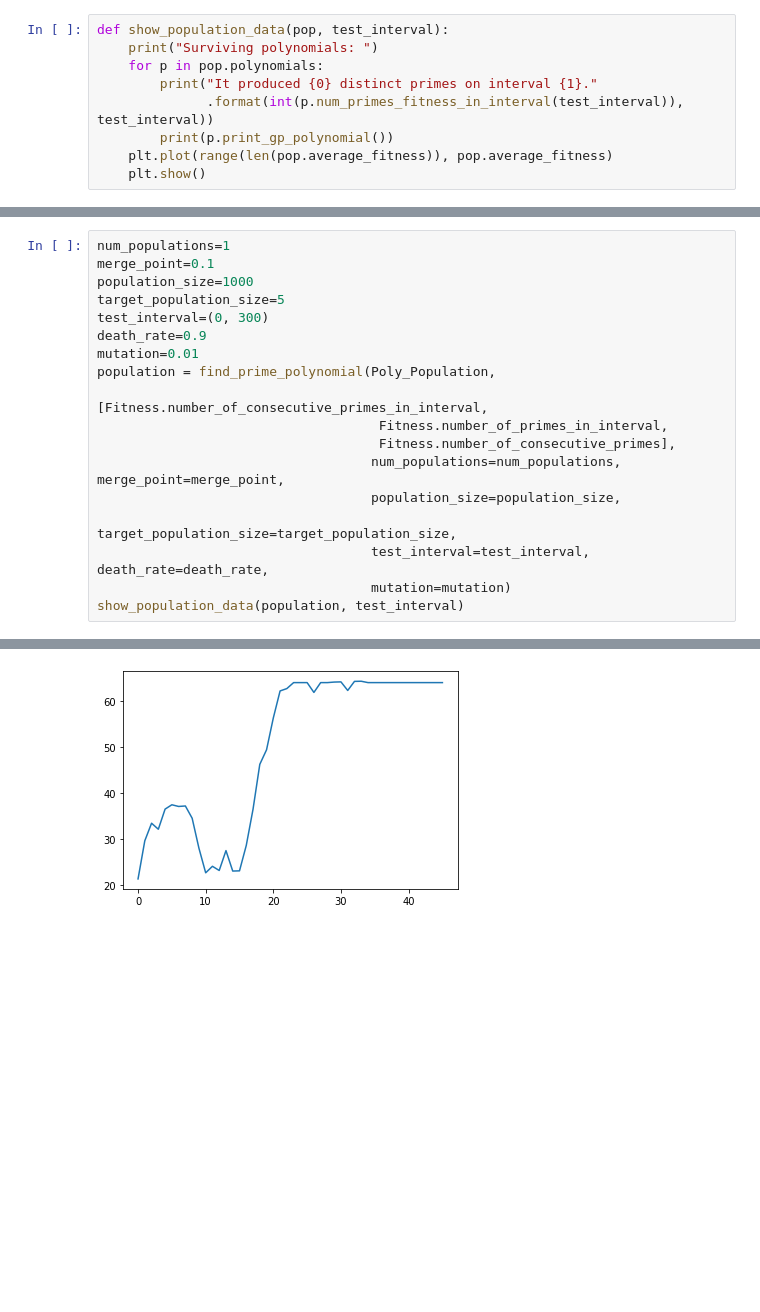
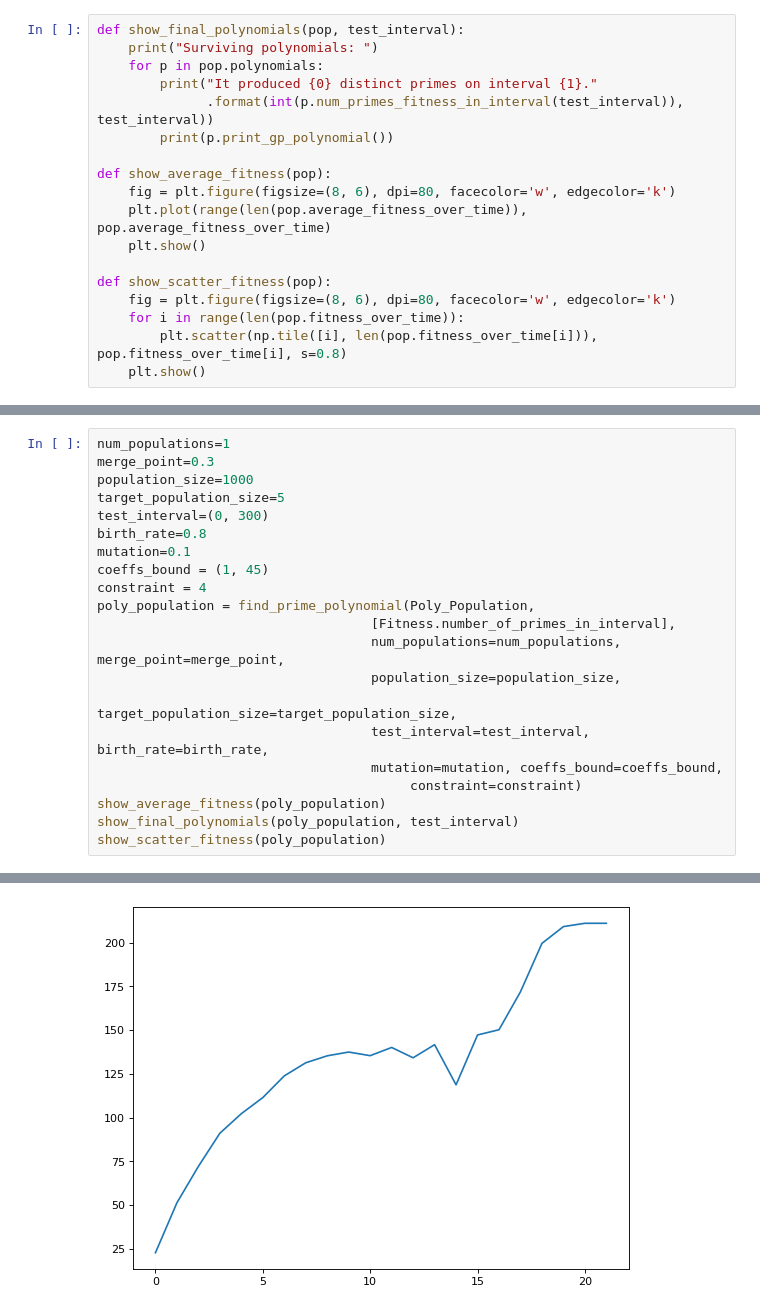
Before and after one commit to FreddoIsHere/GPandGA, a Jupyter notebook: Experiments.ipynb, the cells around one changed output, grey strips where cells are left out. Saved outputs shown, nothing was run; the diff lists cells and outputs as text; blank space fills up the shorter version.

```diff
--- a/Experiments.ipynb
+++ b/Experiments.ipynb
@@ -6,9 +14,18 @@ import matplotlib.pyplot as plt
 # %%
-def show_population_data(pop, test_interval):
+def show_final_polynomials(pop, test_interval):
     print("Surviving polynomials: ")
     for p in pop.polynomials:
         print("It produced {0} distinct primes on interval {1}."
               .format(int(p.num_primes_fitness_in_interval(test_interval)), test_interval))
         print(p.print_gp_polynomial())
-    plt.plot(range(len(pop.average_fitness)), pop.average_fitness)
+
+def show_average_fitness(pop):
+    fig = plt.figure(figsize=(8, 6), dpi=80, facecolor='w', edgecolor='k')
+    plt.plot(range(len(pop.average_fitness_over_time)), pop.average_fitness_over_time)
     plt.show()
+
+def show_scatter_fitness(pop):
+    fig = plt.figure(figsize=(8, 6), dpi=80, facecolor='w', edgecolor='k')
+    for i in range(len(pop.fitness_over_time)):
+        plt.scatter(np.tile([i], len(pop.fitness_over_time[i])), pop.fitness_over_time[i], s=0.8)
+    plt.show()
@@ -15,20 +58,23 @@ def show_population_data(pop, test_interval):
 # %%
 num_populations=1
-merge_point=0.1
+merge_point=0.3
 population_size=1000
 target_population_size=5
 test_interval=(0, 300)
-death_rate=0.9
-mutation=0.01
-population = find_prime_polynomial(Poly_Population,
-                                   [Fitness.number_of_consecutive_primes_in_interval,
-                                    Fitness.number_of_primes_in_interval,
-                                    Fitness.number_of_consecutive_primes],
+birth_rate=0.8
+mutation=0.1
+coeffs_bound = (1, 45)
+constraint = 4
+poly_population = find_prime_polynomial(Poly_Population,
+                                   [Fitness.number_of_primes_in_interval],
                                    num_populations=num_populations, merge_point=merge_point,
                                    population_size=population_size,
                                    target_population_size=target_population_size,
-                                   test_interval=test_interval, death_rate=death_rate,
-                                   mutation=mutation)
-show_population_data(population, test_interval)
+                                   test_interval=test_interval, birth_rate=birth_rate,
+                                   mutation=mutation, coeffs_bound=coeffs_bound,
+                                        constraint=constraint)
+show_average_fitness(poly_population)
+show_final_polynomials(poly_population, test_interval)
+show_scatter_fitness(poly_population)
 # %% [output]
 Chromosome: Poly_Population, Amount of populations: 1, Population-size: 1000, Target-population-size: 5,
@@ -47 +82 @@ It produced 62 distinct primes on interval (0, 300).
-[figure, old version]
+[figure, new version]
```
Also changed, not shown: parts of 11 cells of this notebook, 3 other files.
